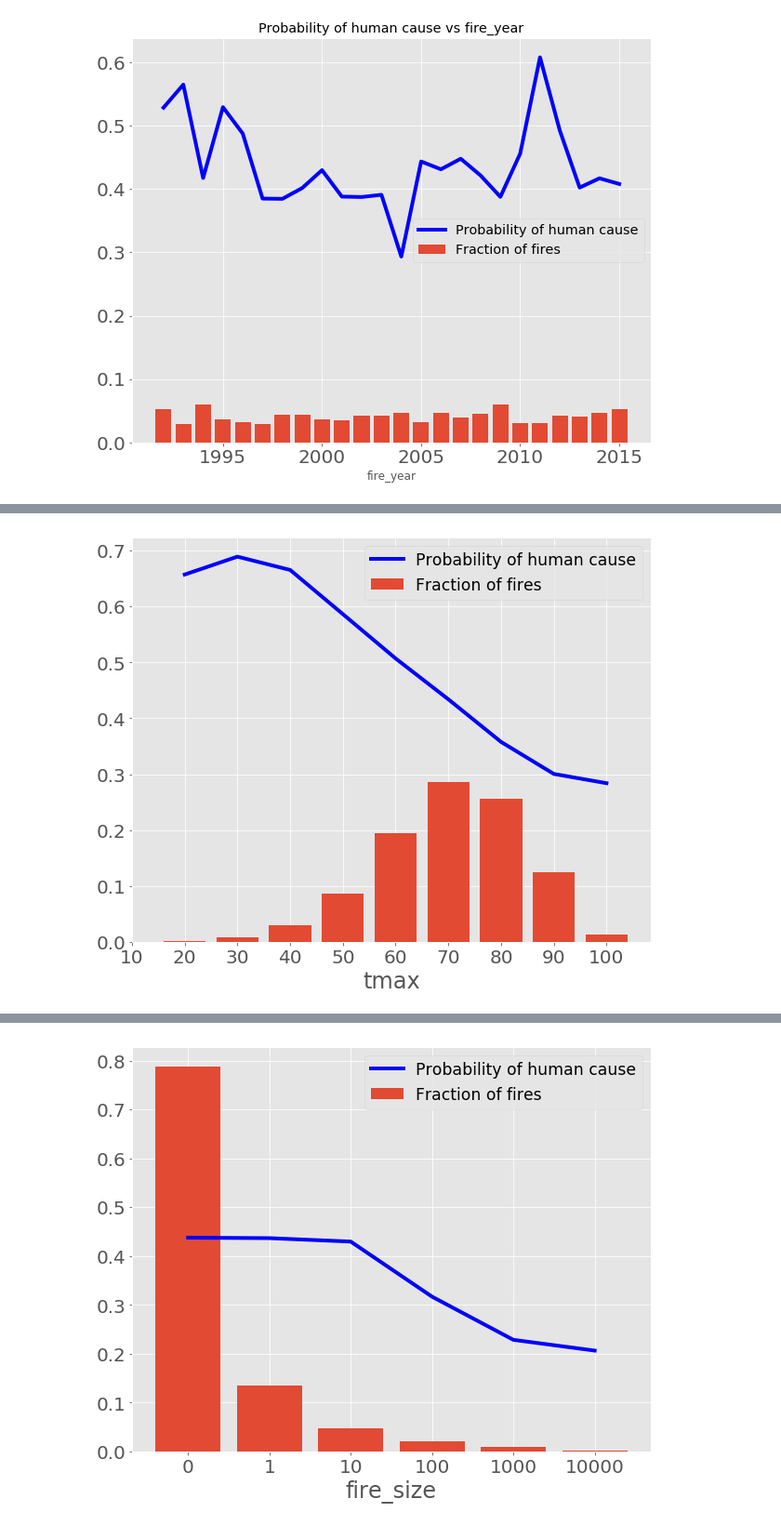
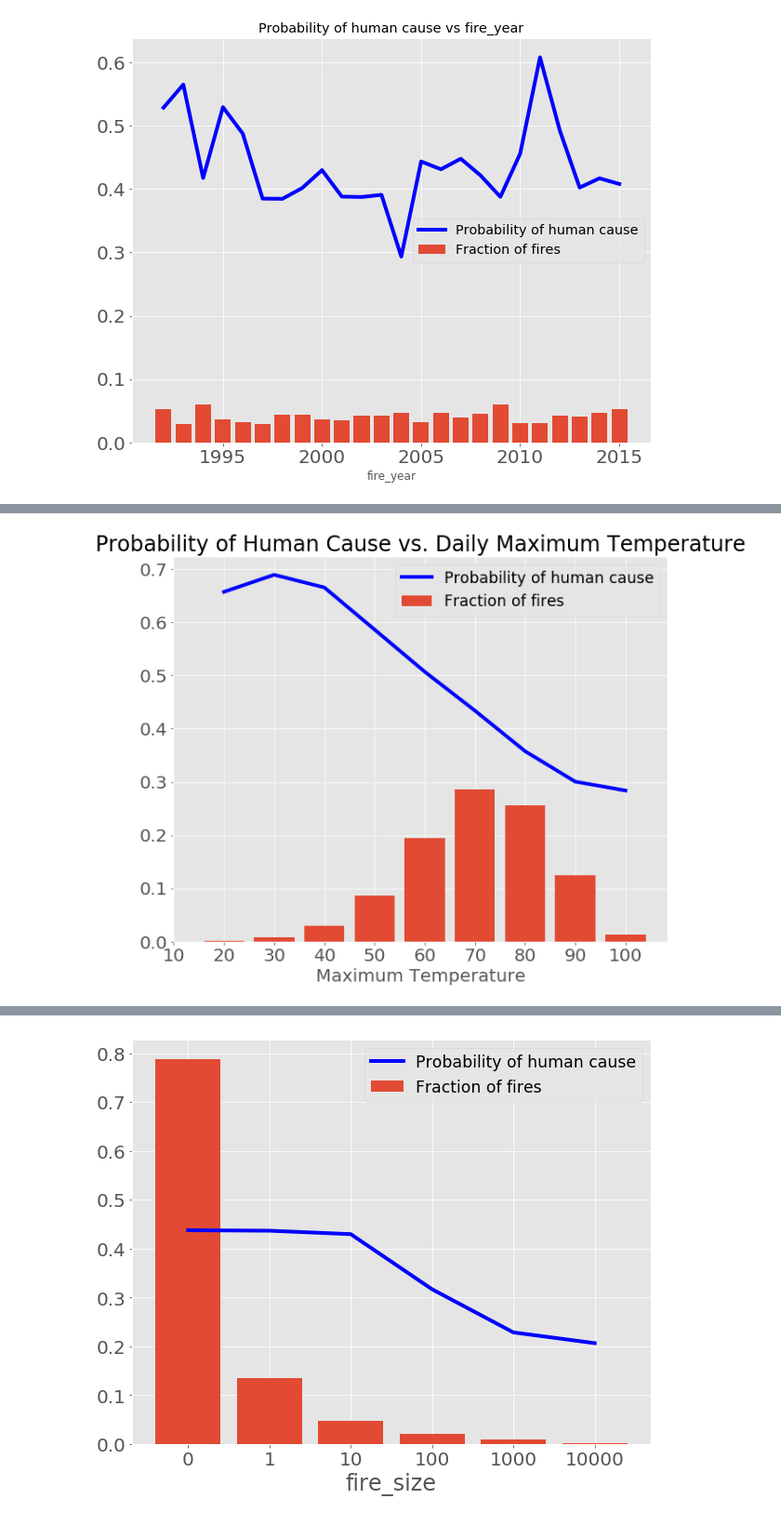
Before and after one commit to magstewart/wildfire-project, a Jupyter notebook: Wildfires_EDA.ipynb, the cells around one changed output, grey strips where cells are left out. Shown: that part at 93% size. Saved outputs shown, nothing was run; the diff lists cells and outputs as text; code cells hidden in the pictures.

```diff
--- a/Wildfires_EDA.ipynb
+++ b/Wildfires_EDA.ipynb
@@ -105,7 +121,11 @@ df['tmax'].hist(bins=40)
 # %%
 fig, ax = plt.subplots(figsize=(10,8))
 
 tmax_bins = np.arange(10,120,10)
 _ = plot.univariate_binned_plot(tmax_bins,'tmax', ax, df)
+
+ax.set_title('Probability of Human Cause vs. Daily Maximum Temperature', fontsize=24)
+ax.set_xlabel('Maximum Temperature', fontsize=20)
+fig.savefig('images/tmax_univariate')
 # %% [output]
-[figure, old version]
+[figure, new version]
```
Also changed, not shown: parts of 30 cells of this notebook.
